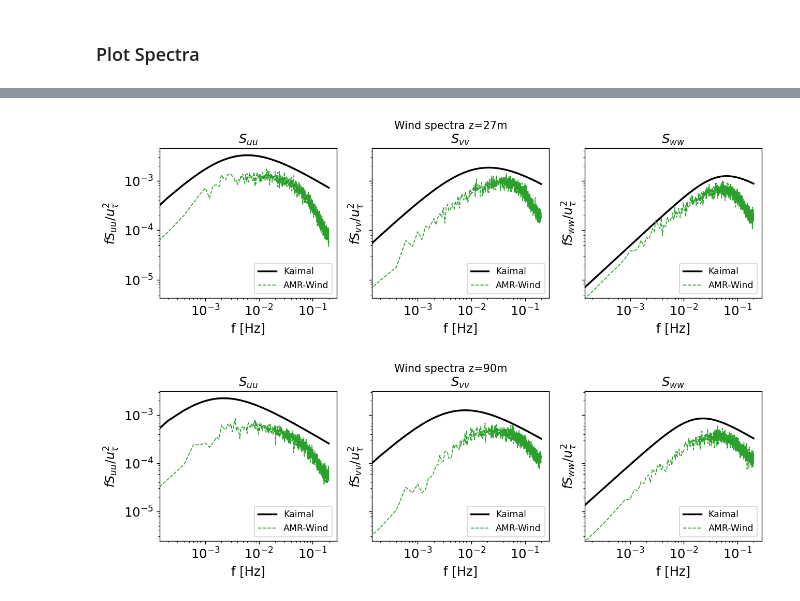
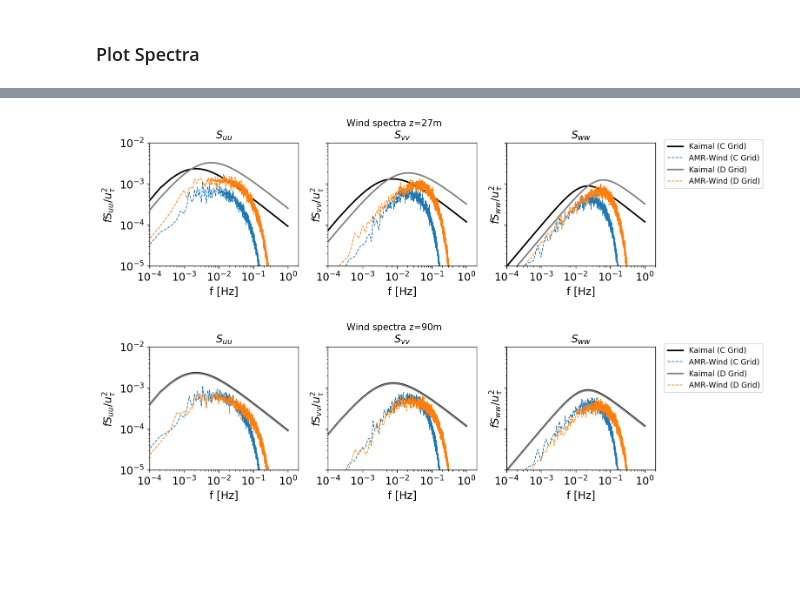
Before and after one commit to Exawind/exawind-benchmarks, a Jupyter notebook: amr-wind/atmospheric_boundary_layer/neutral/postprocessing/ABL_temporal_spectra.ipynb, the cells around one changed output, grey strips where cells are left out. Saved outputs shown, nothing was run; the diff lists cells and outputs as text; code cells hidden in the pictures; blank space fills up the shorter version.

Commit message:
Adding C and D grid comparisons for time spectra

```diff
--- a/amr-wind/atmospheric_boundary_layer/neutral/postprocessing/ABL_temporal_spectra.ipynb
+++ b/amr-wind/atmospheric_boundary_layer/neutral/postprocessing/ABL_temporal_spectra.ipynb
@@ -97,6 +127,12 @@ ustar =  0.203669036557992
 # %% [markdown]
 ### Load Data
 # %%
+df_27_C  = pd.read_csv('../results/time_spectra_Z027_CGrid.csv')
+df_90_C  = pd.read_csv('../results/time_spectra_Z090_CGrid.csv')
+kaimal_27_C  = pd.read_csv('../results/kaimal_Z027_CGrid.csv')
+kaimal_90_C  = pd.read_csv('../results/kaimal_Z090_CGrid.csv')
+
+
 df_27_D  = pd.read_csv('../results/time_spectra_Z027_DGrid.csv')
 df_90_D  = pd.read_csv('../results/time_spectra_Z090_DGrid.csv')
 kaimal_27_D  = pd.read_csv('../results/kaimal_Z027_DGrid.csv')
@@ -106,27 +173,36 @@ kaimal_90_D  = pd.read_csv('../results/kaimal_Z090_DGrid.csv')
 # %%
 # Run the driver
 fsize = 14
 comps = ['Suu','Svv','Sww']
 titles = ['$S_{uu}$','$S_{vv}$','$S_{ww}$']
 dfs_D = [df_27_D,df_90_D]
+kaimals_D = [kaimal_27_D,kaimal_90_D]
+dfs_C = [df_27_C,df_90_C]
+kaimals_C = [kaimal_27_C,kaimal_90_C]
 heights = [27,90]
-kaimals_D = [kaimal_27_D,kaimal_90_D]
 for z in range(len(heights)):
     fig, axs = plt.subplots(1,3,figsize=(12,3), dpi=125, sharey=True)
     df_D = dfs_D[z]
     kaimal_D = kaimals_D[z]
     for axiter, ax in enumerate(axs):
         plt.sca(ax)
-        plt.loglog(kaimal_D['f'],kaimal_D[comps[axiter]],c='k',label='Kaimal',lw=2,ls='-')
-        plt.loglog(df_D['f'],df_D[comps[axiter]],c='tab:green',label='AMR-Wind',lw=1,ls='--')
-        plt.xticks(fontsize=fsize)  # Set x tick label font size
-        plt.yticks(fontsize=fsize)  # Set y tick label font size
+        plt.loglog(kaimal_C['f'],kaimal_C[comps[axiter]],c='k',label='Kaimal (C Grid)',lw=2,ls='-')
+        plt.loglog(df_C['f'],df_C[comps[axiter]],c='tab:blue',label='AMR-Wind (C Grid)',lw=1,ls='--')
+
+        plt.loglog(kaimal_D['f'],kaimal_D[comps[axiter]],c='tab:gray',label='Kaimal (D Grid)',lw=2,ls='-')
+        plt.loglog(df_D['f'],df_D[comps[axiter]],c='tab:orange',label='AMR-Wind (D Grid)',lw=1,ls='--')
+
+        plt.xticks(fontsize=fsize)
+        plt.yticks(fontsize=fsize)
 
         fig.suptitle('Wind spectra z=' + str(heights[z]) + 'm', y=1.025)
         plt.ylabel('$f $' + titles[axiter] + '$/u_{\\tau}^2$',fontsize=fsize)
         plt.xlabel("f [Hz]",fontsize=fsize)
-        plt.legend(loc=4,fontsize=fsize-4)
         plt.title(titles[axiter],fontsize=fsize)
+        ax.set_xlim(10**-4,2)
+        ax.set_ylim(10**-5,10**-2)
+        if axiter == 2:
+            plt.legend(loc=4,fontsize=fsize-4,bbox_to_anchor=(1.75,0.6))
 # %% [output]
-[figure, old version]
+[figure, new version]
-[figure, old version]
+[figure, new version]
```
Also changed, not shown: parts of 4 cells of this notebook.
